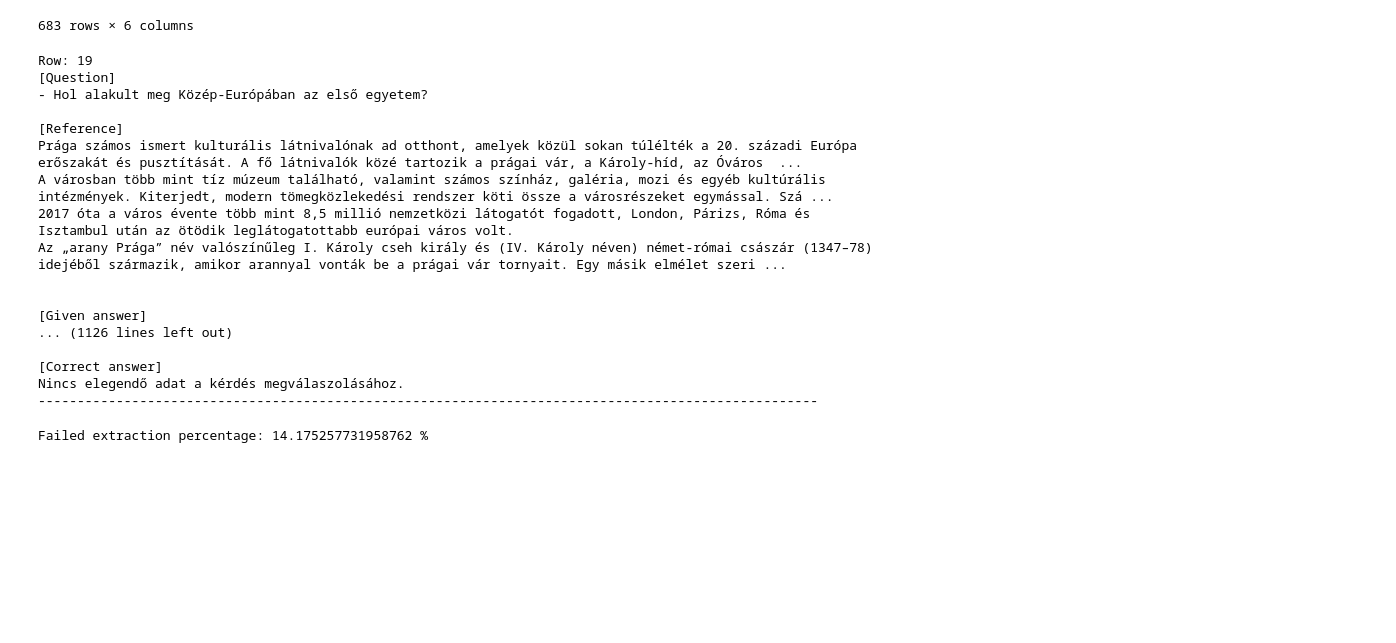
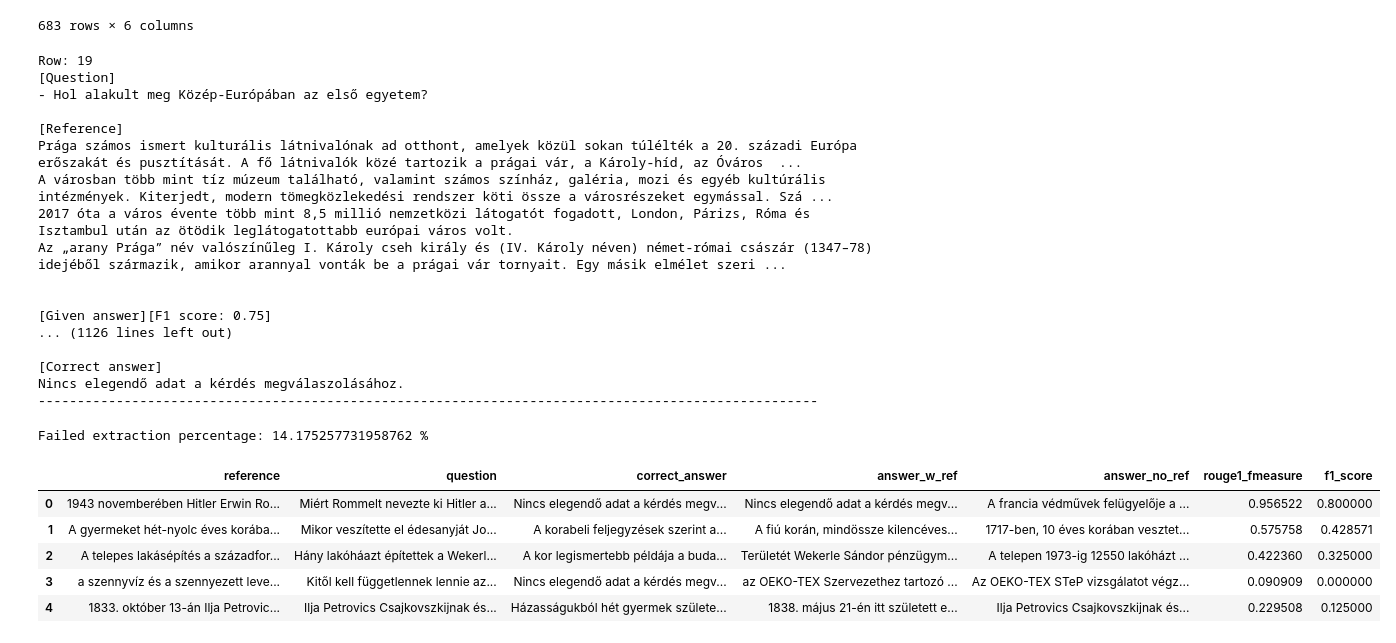
Before and after one commit to LTibo/llm-hun-performance-benchmarks, a Jupyter notebook: evaluate_extraction.ipynb, the cells around one changed output. Cells and saved outputs as stored; diff of their text form; code cells hidden in the pictures; blank space fills up the shorter version.

```diff
--- a/evaluate_extraction.ipynb
+++ b/evaluate_extraction.ipynb
@@ -41,29 +86,29 @@ def find_most_similar_substring(string1, string2) -> (str, int):
 
     return best_match, min_distance
 # %%
-extraction = []
 failed_extraction_count = 0
 all_extraction_count = 0
+f1_col=[]
 
 for index, row in result_df.iloc[:].iterrows():
     given_answer = row["answer_w_ref"].replace("</s>", '')
+    f1_score = compute_f1(row["answer_w_ref"], row["correct_answer"])
+    f1_col.append(f1_score)
 
     if given_answer not in row["reference"] and given_answer != "Nincs elegendő adat a kérdés megválaszolásához.":
         failed_extraction_count = failed_extraction_count + 1
-        extraction.append(False)
+        most_similar, distance = find_most_similar_substring(row["reference"], given_answer)
         print("Row: "+ str(index))
         print("[Question]\n" + '- ' + row["question"] + "\n")
         print("[Reference]\n" + row["reference"] + "\n")
-        print("[Given answer]\n" + given_answer + "\n")
-        most_similar, distance = find_most_similar_substring(row["reference"], given_answer)
-        print("[Most similar part in reference, distance]\n" + "[Distance: "+ str(distance) +"]\n" + most_similar + '\n')
+        print("[Given answer]" + "[F1 score: " + str(f1_score) +"]\n" + given_answer + "\n")
+        print("[Most similar part in reference]\n" + "[Levenshtein distance: "+ str(distance) +"]\n" + most_similar + '\n')
         print("[Correct answer]\n" + row["correct_answer"])
         print("-" * 100 + "\n\n")
     elif given_answer != "Nincs elegendő adat a kérdés megválaszolásához.":
         all_extraction_count = all_extraction_count + 1
-        extraction.append(True)
-    else:
-        extraction.append('-')
+
+result_df["f1_score"] =  f1_col
 # %% [output]
 Row: 19
 [Question]
@@ -76,7 +121,7 @@ A városban több mint tíz múzeum található, valamint számos színház, gal
 Az „arany Prága” név valószínűleg I. Károly cseh király és (IV. Károly néven) német-római császár (1347–78) idejéből származik, amikor arannyal vonták be a prágai vár tornyait. Egy másik elmélet szeri ...
 
 
-[Given answer]
+[Given answer][F1 score: 0.75]
 ... (1126 lines left out)
 
 [Correct answer]
@@ -87,3 +132,12 @@ print("Failed extraction percentage: "+ str((failed_extraction_count/(all_extrac
 print()
 # %% [output]
 Failed extraction percentage: 14.175257731958762 %
+# %%
+result_df.head()
+# %% [output]
+|  | reference | question | correct_answer | answer_w_ref | answer_no_ref | rouge1_fmeasure | f1_score |
+| 0 | 1943 novemberében Hitler Erwin Ro... | Miért Rommelt nevezte ki Hitler a... | Nincs elegendő adat a kérdés megv... | Nincs elegendő adat a kérdés megv... | A francia védművek felügyelője a ... | 0.956522 | 0.800000 |
+| 1 | A gyermeket hét-nyolc éves korába... | Mikor veszítette el édesanyját Jo... | A korabeli feljegyzések szerint a... | A fiú korán, mindössze kilencéves... | 1717-ben, 10 éves korában vesztet... | 0.575758 | 0.428571 |
+| 2 | A telepes lakásépítés a századfor... | Hány lakóháazt építettek a Wekerl... | A kor legismertebb példája a buda... | Területét Wekerle Sándor pénzügym... | A telepen 1973-ig 12550 lakóházt ... | 0.422360 | 0.325000 |
+| 3 | a szennyvíz és a szennyezett leve... | Kitől kell függetlennek lennie az... | Nincs elegendő adat a kérdés megv... | az OEKO-TEX Szervezethez tartozó ... | Az OEKO-TEX STeP vizsgálatot végz... | 0.090909 | 0.000000 |
+| 4 | 1833. október 13-án Ilja Petrovic... | Ilja Petrovics Csajkovszkijnak és... | Házasságukból hét gyermek születe... | 1838. május 21-én itt született e... | Ilja Petrovics Csajkovszkijnak és... | 0.229508 | 0.125000 |
```
Also changed, not shown: parts of 4 cells of this notebook.
